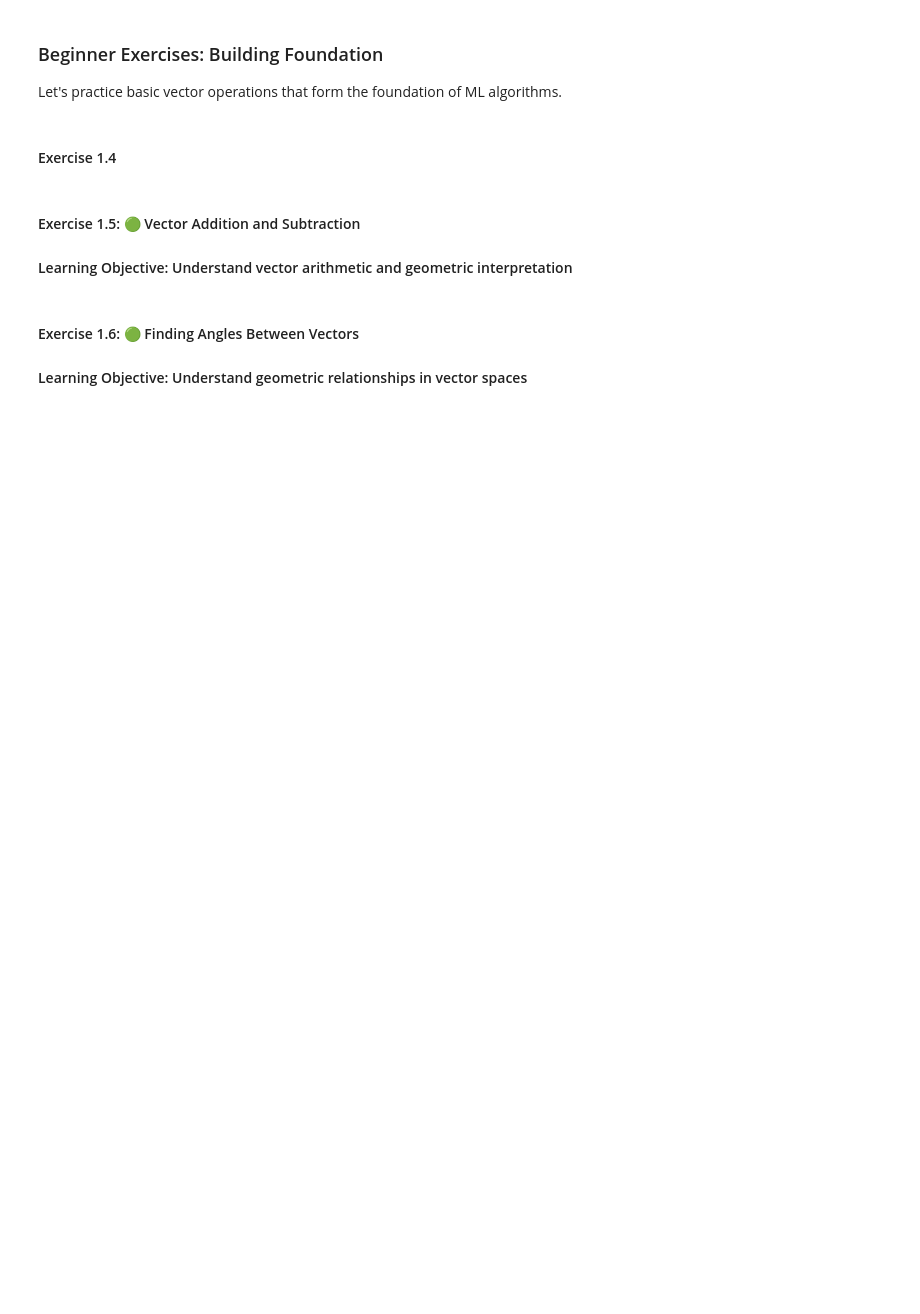
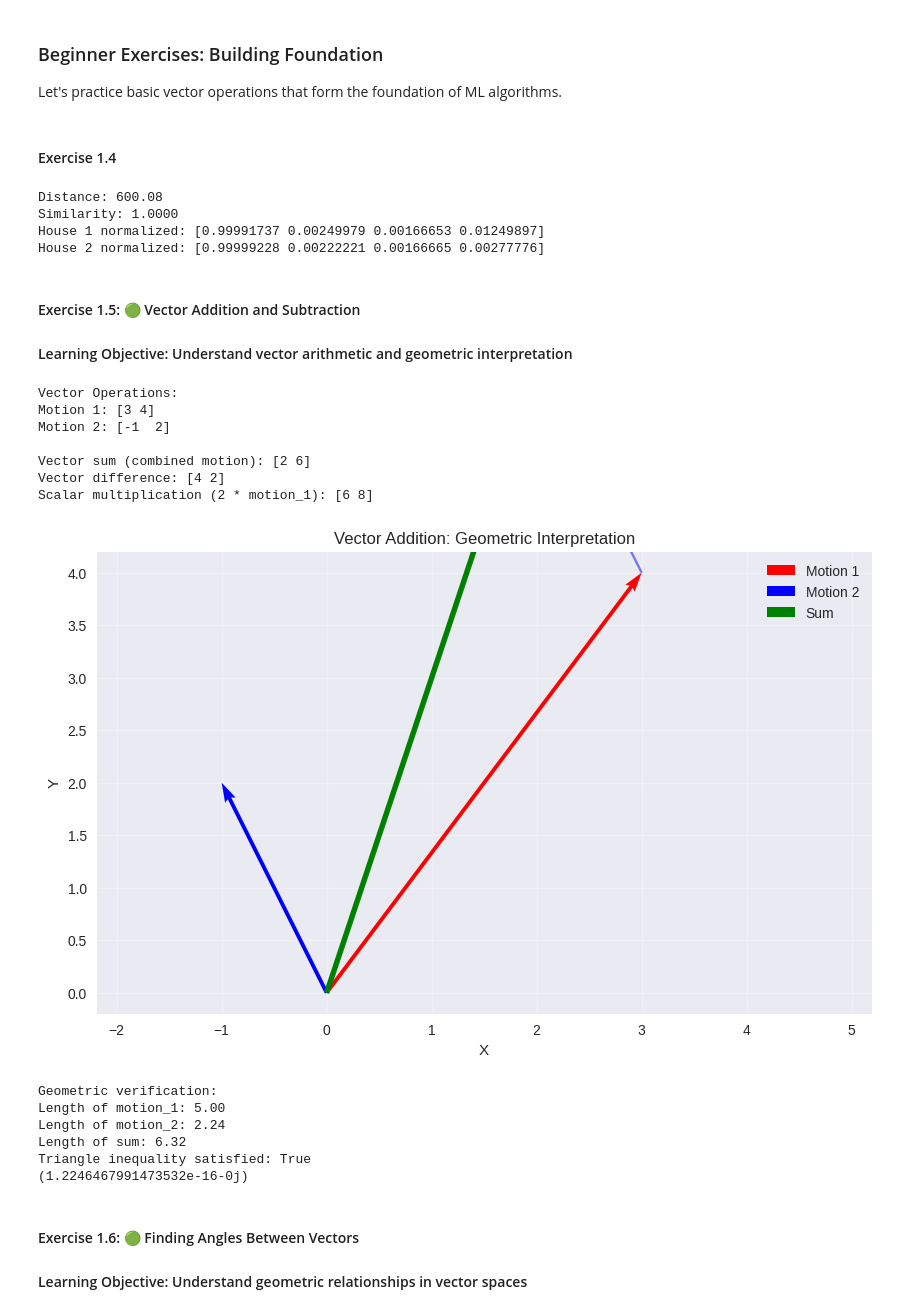
Before and after one commit to arjav1528/Machine-Learning-For-EE-EEEG513, a Jupyter notebook: linear_algebra_for_ml.ipynb, the cells around one changed output. Drawn from its saved outputs; the diff is of its cells as text; code cells hidden in the pictures; blank space fills up the shorter version.

```diff
--- a/linear_algebra_for_ml.ipynb
+++ b/linear_algebra_for_ml.ipynb
@@ -164,18 +168,24 @@ house_2 = np.array([1800, 4, 3, 5])
 
 # TODO: Calculate the following
 # 1. Euclidean distance between houses
-distance = # Your code here
+distance = np.linalg.norm(house_1 - house_2)
 
 # 2. Cosine similarity
-similarity = # Your code here
+similarity = np.dot(house_1, house_2) / (np.linalg.norm(house_1) * np.linalg.norm(house_2))
 
 # 3. Normalize both house vectors
-house_1_norm = # Your code here
-house_2_norm = # Your code here
+house_1_norm = house_1 / np.linalg.norm(house_1)
+house_2_norm = house_2 / np.linalg.norm(house_2)
 
 print(f"Distance: {distance:.2f}")
 print(f"Similarity: {similarity:.4f}")
 print(f"House 1 normalized: {house_1_norm}")
+print(f"House 2 normalized: {house_2_norm}")
+# %% [output]
+Distance: 600.08
+Similarity: 1.0000
+House 1 normalized: [0.99991737 0.00249979 0.00166653 0.01249897]
+House 2 normalized: [0.99999228 0.00222221 0.00166665 0.00277776]
 # %% [markdown]
 #### Exercise 1.5: 🟢 Vector Addition and Subtraction
 #### Learning Objective: Understand vector arithmetic and geometric interpretation
@@ -190,9 +200,9 @@ print(f"Motion 1: {motion_1}")
 print(f"Motion 2: {motion_2}")
 
 # TODO: Calculate vector operations
-vector_sum = # Your code here
-vector_diff = # Your code here
-scalar_mult = # Your code here (multiply motion_1 by 2)
+vector_sum = motion_1 + motion_2
+vector_diff = motion_1 - motion_2
+scalar_mult = motion_1 * 2
 
 print(f"\nVector sum (combined motion): {vector_sum}")
 print(f"Vector difference: {vector_diff}")
@@ -202,33 +212,48 @@ print(f"Scalar multiplication (2 * motion_1): {scalar_mult}")
 plt.figure(figsize=(10, 6))
 
 # Plot vectors from origin
 plt.quiver(0, 0, motion_1[0], motion_1[1], angles='xy', scale_units='xy', scale=1,
            color='red', width=0.005, label='Motion 1')
 plt.quiver(0, 0, motion_2[0], motion_2[1], angles='xy', scale_units='xy', scale=1,
            color='blue', width=0.005, label='Motion 2')
 plt.quiver(0, 0, vector_sum[0], vector_sum[1], angles='xy', scale_units='xy', scale=1,
            color='green', width=0.007, label='Sum')
 
 # Plot vector addition graphically (tip-to-tail)
 plt.quiver(motion_1[0], motion_1[1], motion_2[0], motion_2[1], angles='xy', scale_units='xy',
            scale=1, color='blue', width=0.003, alpha=0.5)
 
 plt.xlim(-2, 6)
 plt.ylim(-1, 7)
 plt.grid(True, alpha=0.3)
 plt.xlabel('X')
 plt.ylabel('Y')
 plt.title('Vector Addition: Geometric Interpretation')
 plt.legend()
 plt.axis('equal')
 plt.show()
 
 # Quick check
 print(f"\nGeometric verification:")
 print(f"Length of motion_1: {np.linalg.norm(motion_1):.2f}")
 print(f"Length of motion_2: {np.linalg.norm(motion_2):.2f}")
 print(f"Length of sum: {np.linalg.norm(vector_sum):.2f}")
 print(f"Triangle inequality satisfied: {np.linalg.norm(vector_sum) <= np.linalg.norm(motion_1) + np.linalg.norm(motion_2)}")
+# %% [output]
+Vector Operations:
+Motion 1: [3 4]
+Motion 2: [-1  2]
+
+Vector sum (combined motion): [2 6]
+Vector difference: [4 2]
+Scalar multiplication (2 * motion_1): [6 8]
+[figure, added]
+Geometric verification:
+Length of motion_1: 5.00
+Length of motion_2: 2.24
+Length of sum: 6.32
+Triangle inequality satisfied: True
+(1.2246467991473532e-16-0j)
 # %% [markdown]
 #### Exercise 1.6: 🟢 Finding Angles Between Vectors
 #### Learning Objective: Understand geometric relationships in vector spaces
```
Also changed, not shown: parts of 11 cells of this notebook, 1 other file.
